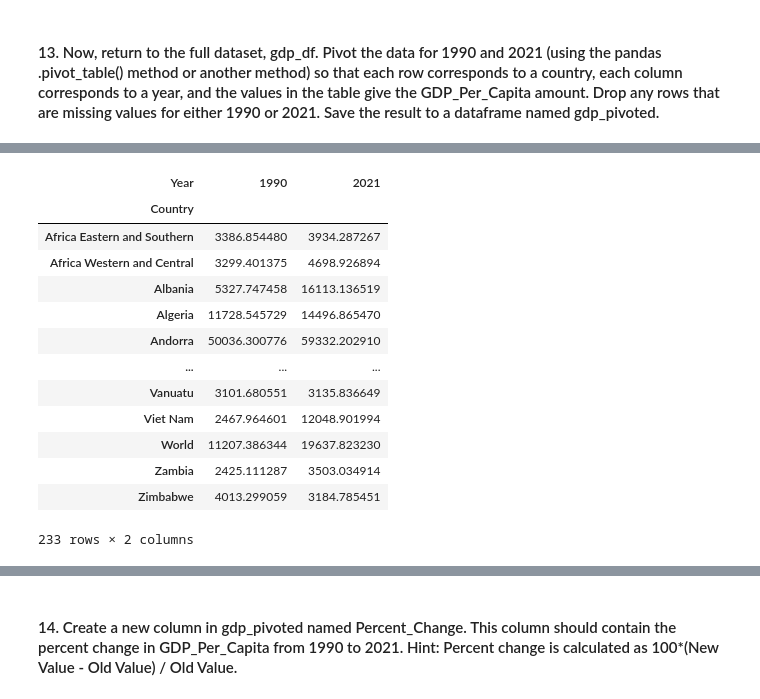
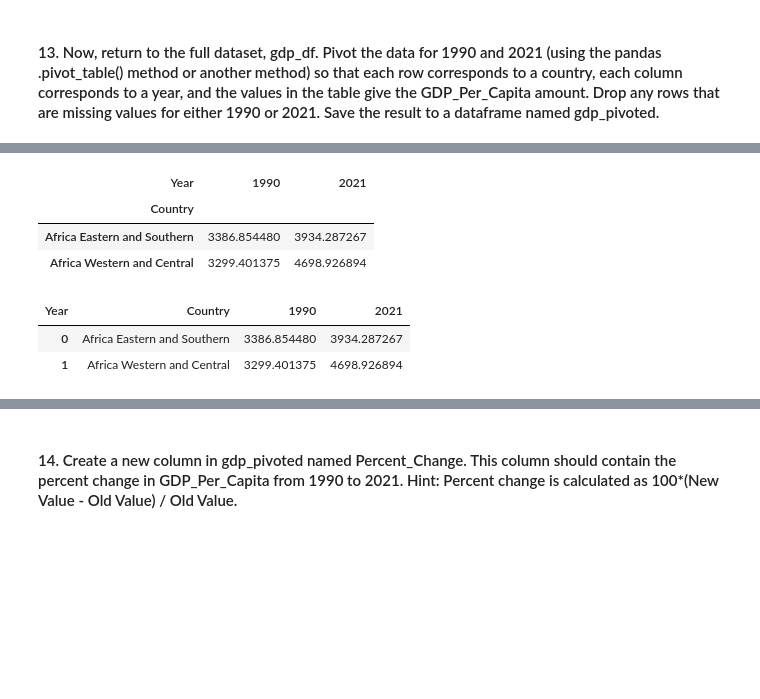
Before and after one commit to nss-data-science-cohort-9/un-exploration-catdgomez, a Jupyter notebook: notebooks/UN_Data_Exploration.ipynb, the cells around one changed output, grey strips where cells are left out. Saved outputs shown, nothing was run; the diff lists cells and outputs as text; code cells hidden in the pictures; blank space fills up the shorter version.

```diff
--- a/notebooks/UN_Data_Exploration.ipynb
+++ b/notebooks/UN_Data_Exploration.ipynb
@@ -364,24 +357,14 @@ gdp_pivoted = pd.pivot_table(
 # %%
 gdp_pivoted = (
-    gdp_drop_footnotes
-    [gdp_drop_footnotes["Year"].isin([1990, 2021])]
+    gdp_df
+    [gdp_df["Year"].isin([1990, 2021])]
     .pivot_table(index="Country", columns="Year", values="GDP_Per_Capita")
     .dropna(subset = [1990, 2021])
 )
 # %%
-gdp_pivoted
+gdp_pivoted.head(2)
 # %% [output]
 | Year | 1990 | 2021 |
 | Country |  |  |
 | Africa Eastern and Southern | 3386.854480 | 3934.287267 |
 | Africa Western and Central | 3299.401375 | 4698.926894 |
-| Albania | 5327.747458 | 16113.136519 |
-| Algeria | 11728.545729 | 14496.865470 |
-| Andorra | 50036.300776 | 59332.202910 |
-| ... | ... | ... |
-| Vanuatu | 3101.680551 | 3135.836649 |
-| Viet Nam | 2467.964601 | 12048.901994 |
-| World | 11207.386344 | 19637.823230 |
-| Zambia | 2425.111287 | 3503.034914 |
-| Zimbabwe | 4013.299059 | 3184.785451 |
-233 rows × 2 columns
@@ -391,2 +371,7 @@ gdp_pivoted
 # %%
-gdp_pivoted = gdp_pivoted.reset_index()
+gdp_pivoted = gdp_pivoted.reset_index() #flattening out column titles
+gdp_pivoted.head(2)
+# %% [output]
+| Year | Country | 1990 | 2021 |
+| 0 | Africa Eastern and Southern | 3386.854480 | 3934.287267 |
+| 1 | Africa Western and Central | 3299.401375 | 4698.926894 |
```
Also changed, not shown: parts of 58 cells of this notebook.
